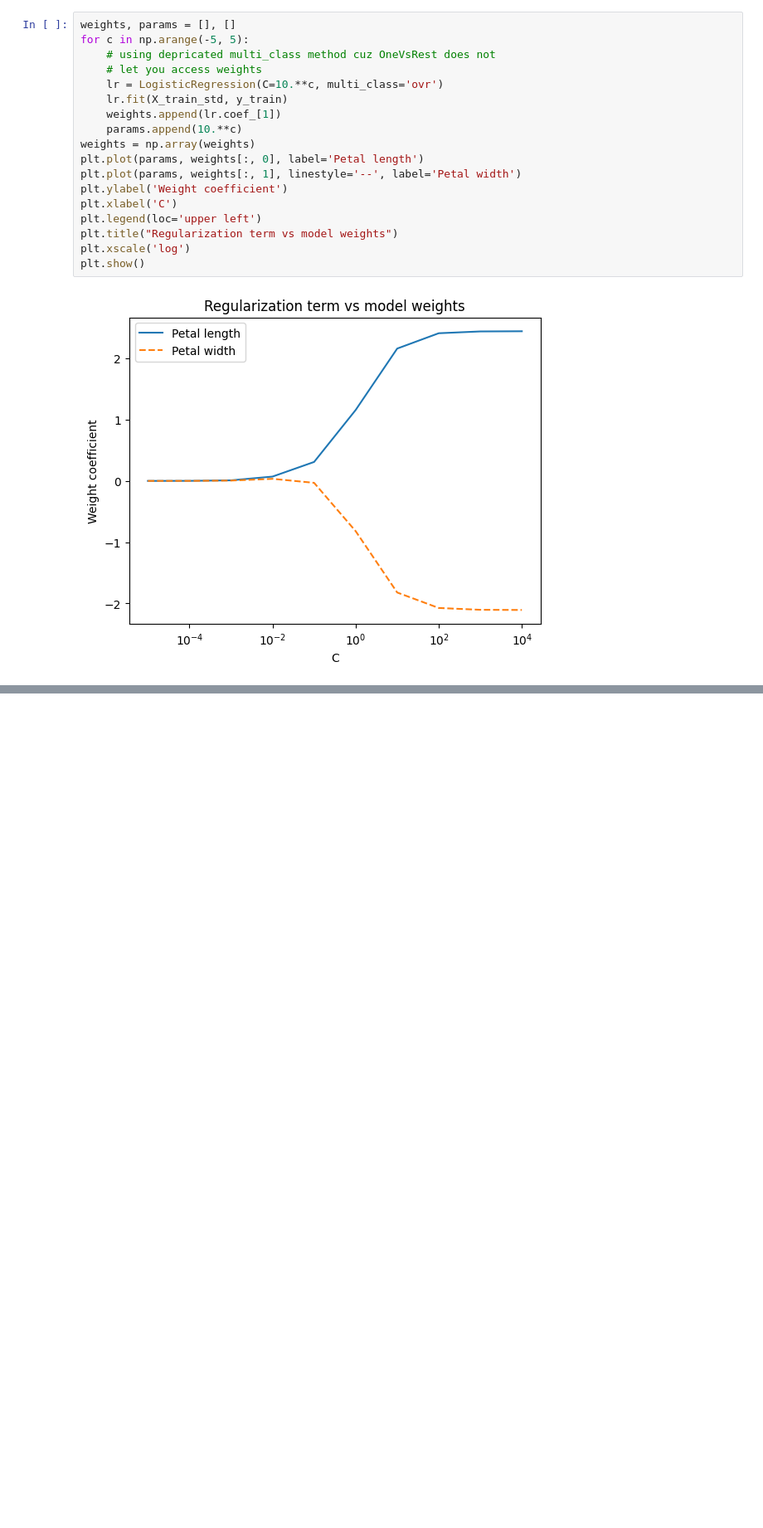
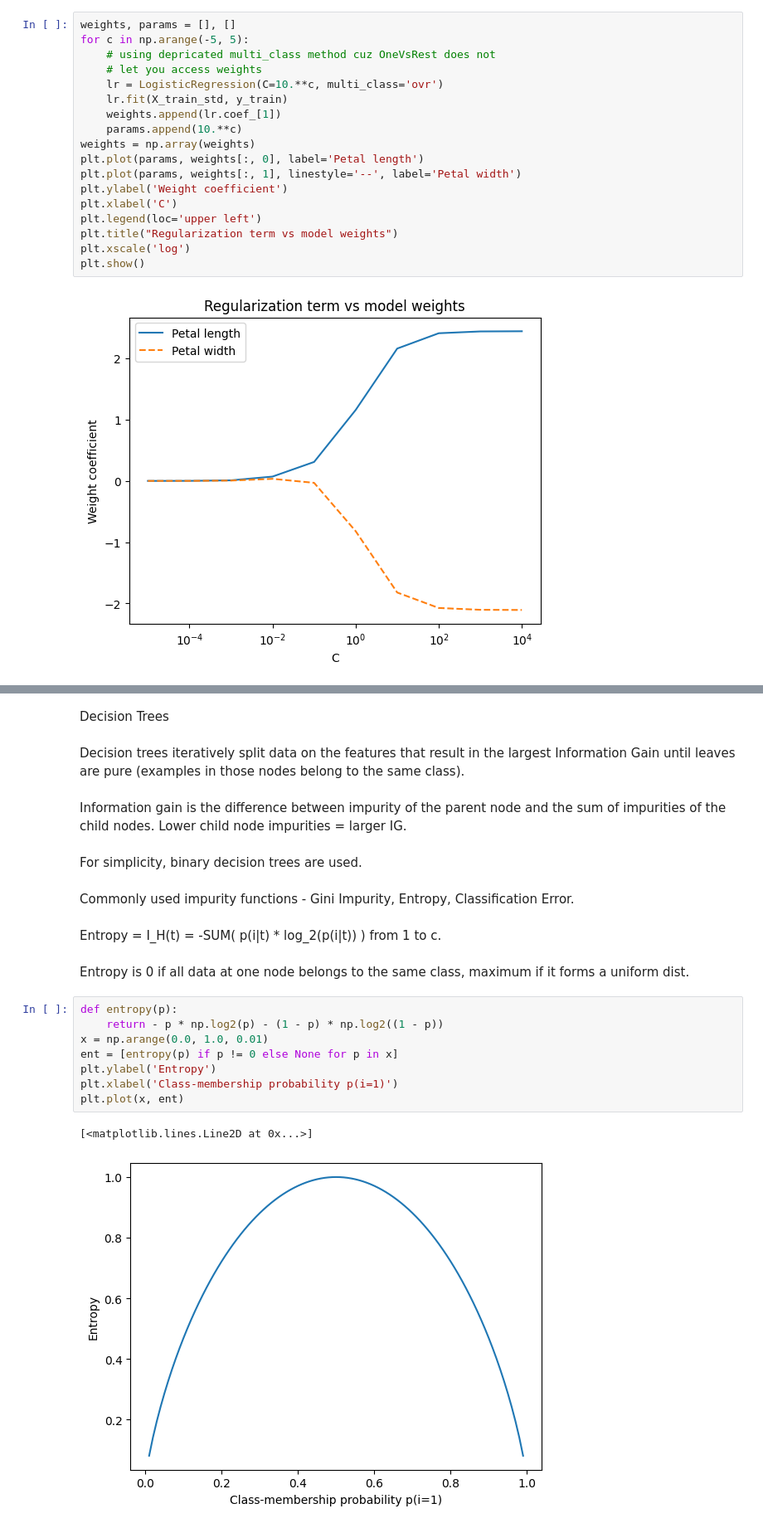
Before and after one commit to siddiskid/AI, a Jupyter notebook: chapter3.ipynb, the cells around one changed output, grey strips where cells are left out. Shown at 83% size. Saved outputs shown, nothing was run; the diff lists cells and outputs as text; blank space fills up the shorter version.

```diff
--- a/chapter3.ipynb
+++ b/chapter3.ipynb
@@ -251,0 +299,25 @@ plt.show()
+# %% [markdown]
+Decision Trees
+# %% [markdown]
+Decision trees iteratively split data on the features that result in the largest Information Gain until leaves are pure (examples in those nodes belong to the same class).
+# %% [markdown]
+Information gain is the difference between impurity of the parent node and the sum of impurities of the child nodes. Lower child node impurities = larger IG.
+# %% [markdown]
+For simplicity, binary decision trees are used.
+# %% [markdown]
+Commonly used impurity functions - Gini Impurity, Entropy, Classification Error.
+# %% [markdown]
+Entropy = I_H(t) = -SUM( p(i|t) * log_2(p(i|t)) ) from 1 to c.
+# %% [markdown]
+Entropy is 0 if all data at one node belongs to the same class, maximum if it forms a uniform dist.
+# %%
+def entropy(p):
+    return - p * np.log2(p) - (1 - p) * np.log2((1 - p))
+x = np.arange(0.0, 1.0, 0.01)
+ent = [entropy(p) if p != 0 else None for p in x]
+plt.ylabel('Entropy')
+plt.xlabel('Class-membership probability p(i=1)')
+plt.plot(x, ent)
+# %% [output]
+[<matplotlib.lines.Line2D at 0x...>]
+[figure, added]
```
Also changed, not shown: parts of 24 cells of this notebook.
